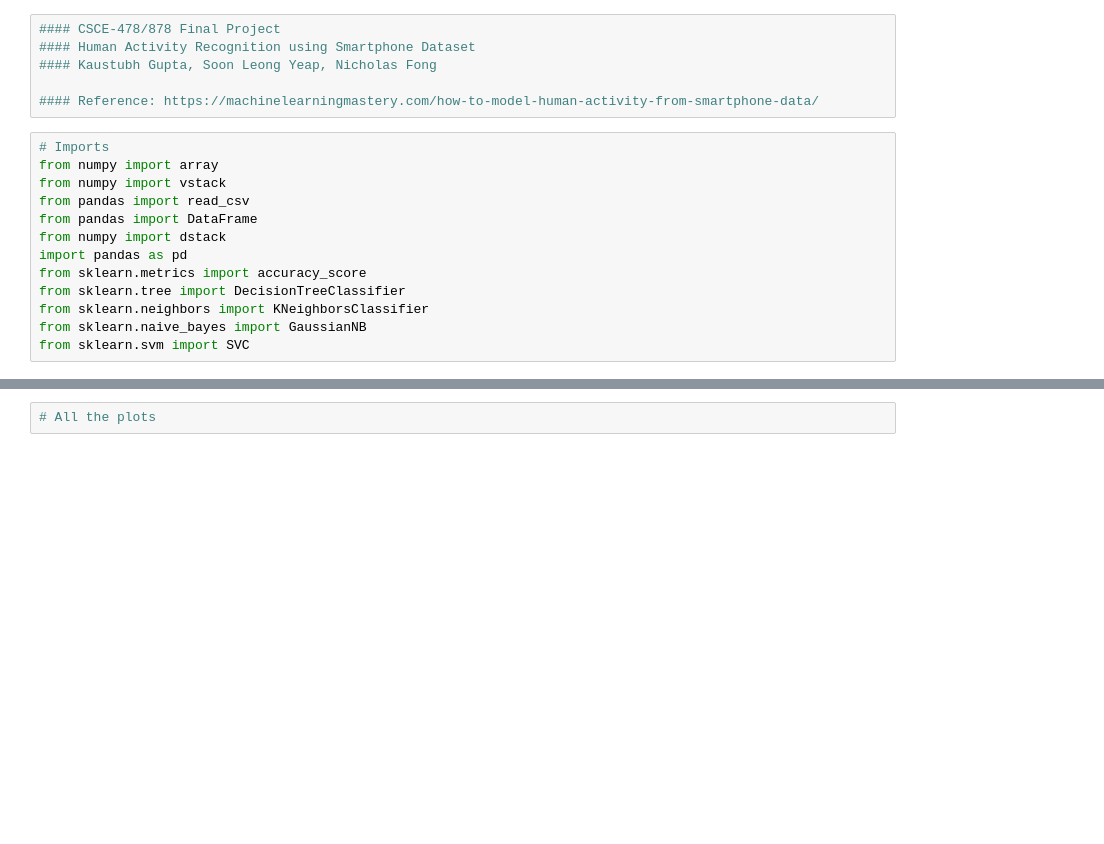
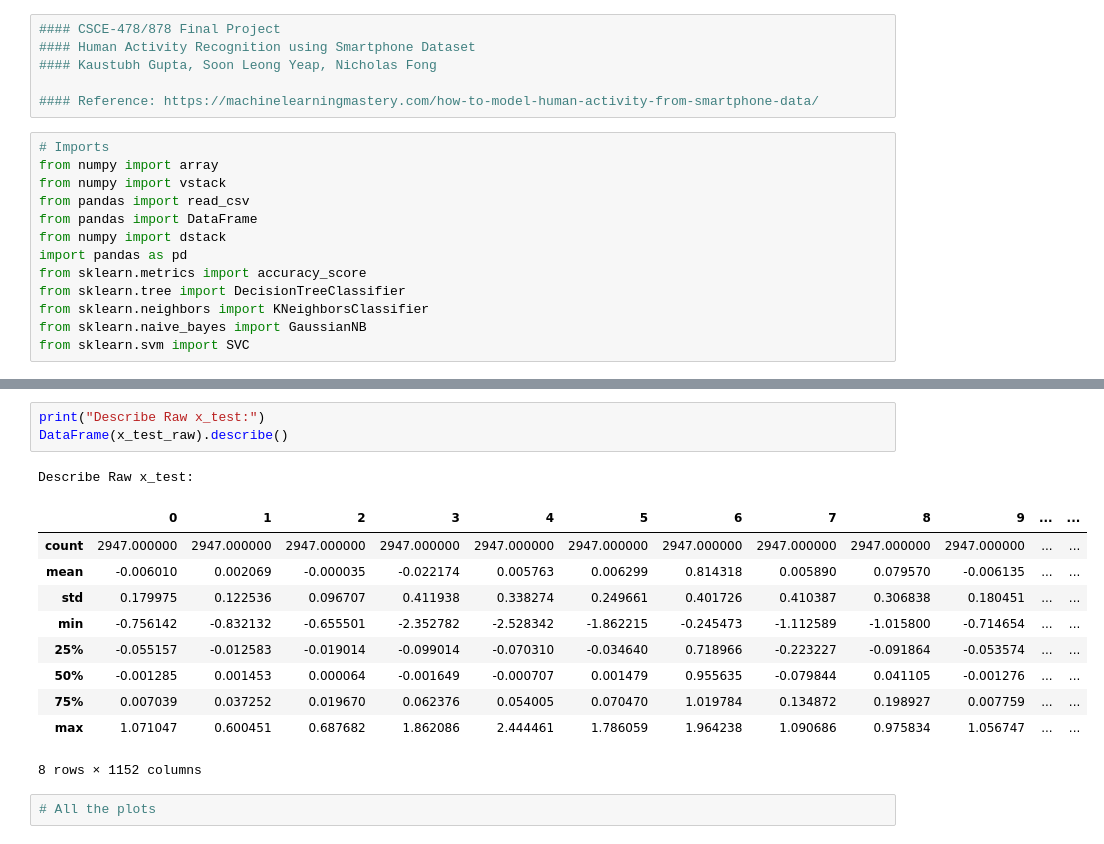
Before and after one commit to syeap2/CSCE478_ml, a Jupyter notebook: Final-Project/Final Project.ipynb, the cells around one changed output, grey strips where cells are left out. Drawn from its saved outputs; the diff is of its cells as text; blank space fills up the shorter version.

```diff
--- a/Final-Project/Final Project.ipynb
+++ b/Final-Project/Final Project.ipynb
@@ -155,6 +173,21 @@ Describe x_test:
 | 75% | 0.288097 | -0.010143 | -0.097123 | -0.267395 | -0.105919 | -0.311432 | -0.321719 | -0.133488 | -0.322771 | -0.009965 | ... | ... |
 | max | 0.671887 | 0.246106 | 0.494114 | 0.465299 | 1.000000 | 0.489703 | 0.439657 | 1.000000 | 0.427958 | 0.786436 | ... | ... |
 8 rows × 561 columns
+# %%
+print("Describe Raw x_test:")
+DataFrame(x_test_raw).describe()
+# %% [output]
+Describe Raw x_test:
+|  | 0 | 1 | 2 | 3 | 4 | 5 | 6 | 7 | 8 | 9 | ... | ... |
+| count | 2947.000000 | 2947.000000 | 2947.000000 | 2947.000000 | 2947.000000 | 2947.000000 | 2947.000000 | 2947.000000 | 2947.000000 | 2947.000000 | ... | ... |
+| mean | -0.006010 | 0.002069 | -0.000035 | -0.022174 | 0.005763 | 0.006299 | 0.814318 | 0.005890 | 0.079570 | -0.006135 | ... | ... |
+| std | 0.179975 | 0.122536 | 0.096707 | 0.411938 | 0.338274 | 0.249661 | 0.401726 | 0.410387 | 0.306838 | 0.180451 | ... | ... |
+| min | -0.756142 | -0.832132 | -0.655501 | -2.352782 | -2.528342 | -1.862215 | -0.245473 | -1.112589 | -1.015800 | -0.714654 | ... | ... |
+| 25% | -0.055157 | -0.012583 | -0.019014 | -0.099014 | -0.070310 | -0.034640 | 0.718966 | -0.223227 | -0.091864 | -0.053574 | ... | ... |
+| 50% | -0.001285 | 0.001453 | 0.000064 | -0.001649 | -0.000707 | 0.001479 | 0.955635 | -0.079844 | 0.041105 | -0.001276 | ... | ... |
+| 75% | 0.007039 | 0.037252 | 0.019670 | 0.062376 | 0.054005 | 0.070470 | 1.019784 | 0.134872 | 0.198927 | 0.007759 | ... | ... |
+| max | 1.071047 | 0.600451 | 0.687682 | 1.862086 | 2.444461 | 1.786059 | 1.964238 | 1.090686 | 0.975834 | 1.056747 | ... | ... |
+8 rows × 1152 columns
 # %%
 # All the plots
 # %%
```
Also changed, not shown: parts of 8 cells of this notebook.
